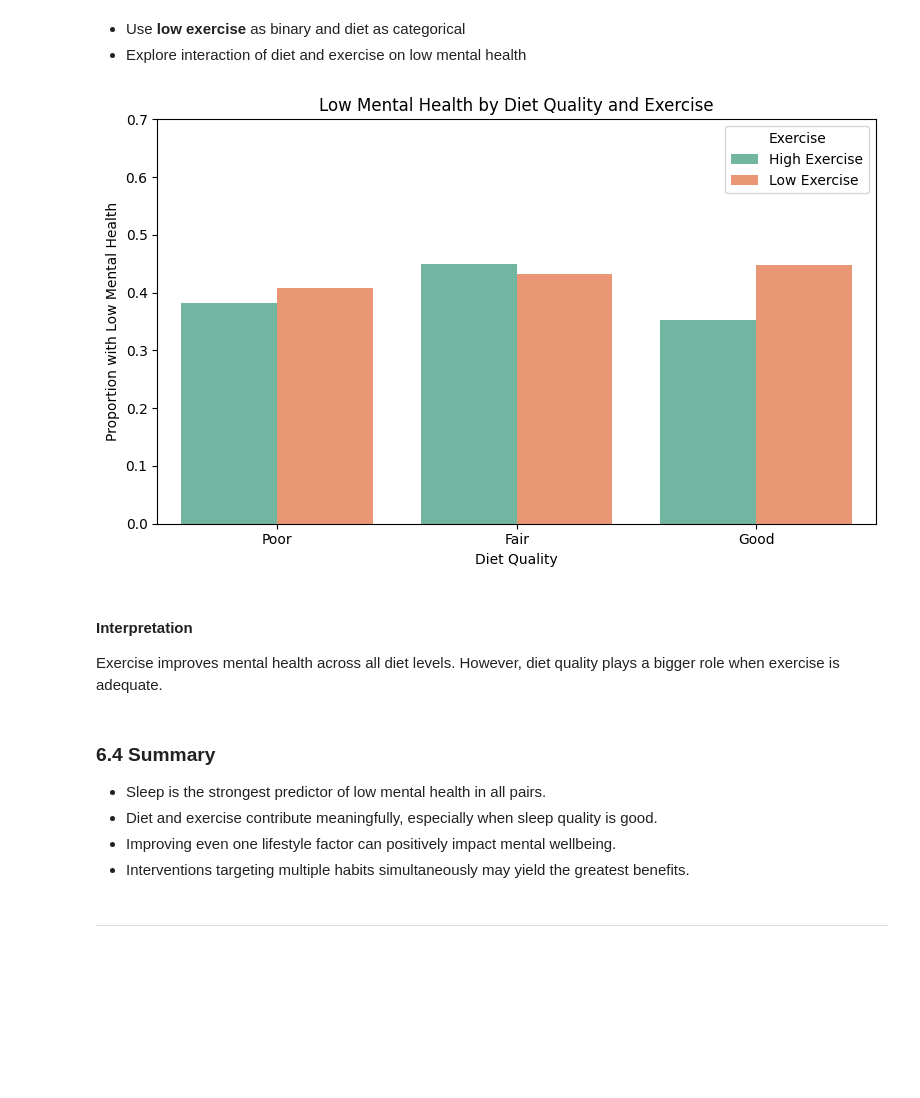
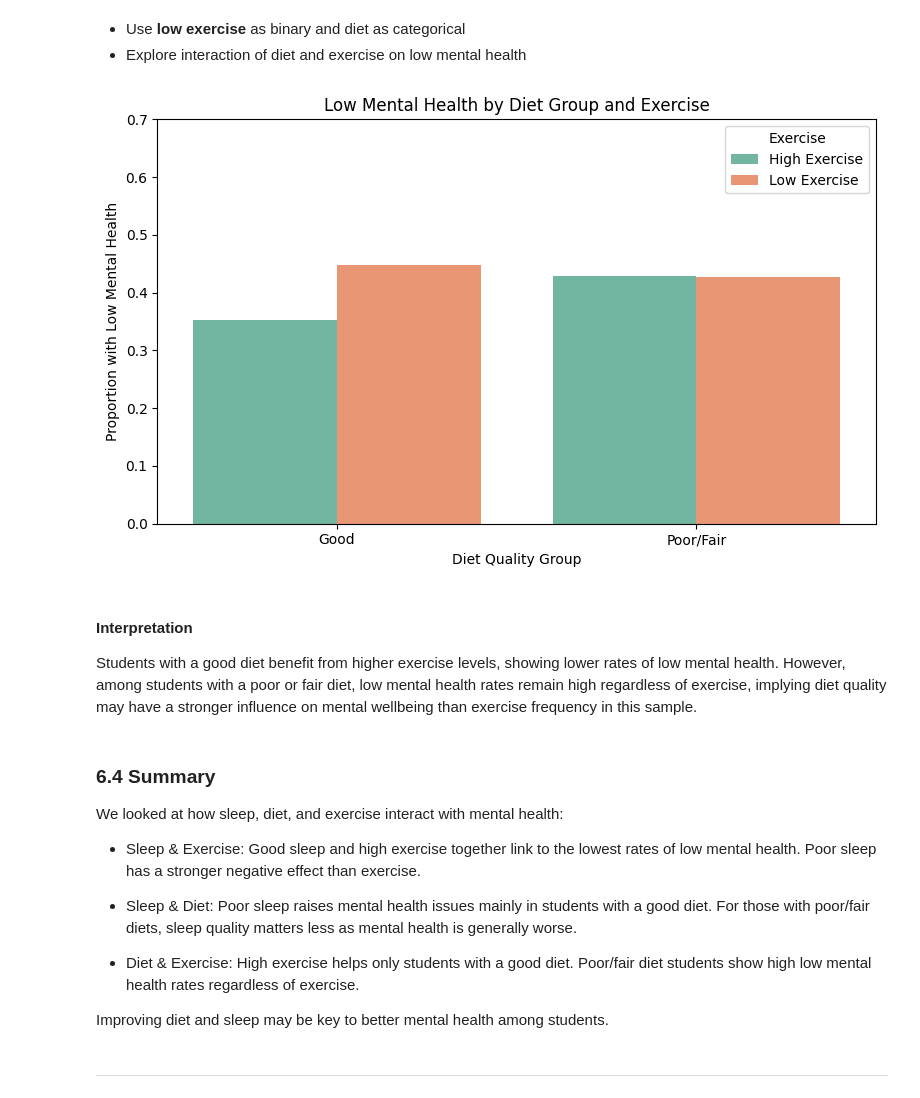
Before and after one commit to martyna-haliniak/visualisations_in_python, a Jupyter notebook: visualisations_task.ipynb, the cells around one changed output. Drawn from its saved outputs; the diff is of its cells as text; code cells hidden in the pictures; blank space fills up the shorter version.

```diff
--- a/visualisations_task.ipynb
+++ b/visualisations_task.ipynb
@@ -557,37 +557,45 @@ Sleep quality strongly influences mental health. Even a good diet cannot fully c
 # %% [markdown]
 - Use **low exercise** as binary and diet as categorical
 - Explore interaction of diet and exercise on low mental health
-# %%
-# Group by exercise and diet
-diet_exercise = df.groupby(['low_exercise', 'diet_quality'], observed=False).agg(
-    proportion_low_mental_health=('low_mental_health', 'mean'),
-    count=('low_mental_health', 'size')
-).reset_index()
-
-# Labels for hue
-diet_exercise['exercise_label'] = diet_exercise['low_exercise'].map({True: 'Low Exercise', False: 'High Exercise'})
-
-# Plot
-plt.figure(figsize=(8,5))
-sns.barplot(data=diet_exercise, x='diet_quality', y='proportion_low_mental_health', hue='exercise_label', palette='Set2')
-plt.ylabel('Proportion with Low Mental Health')
-plt.xlabel('Diet Quality')
-plt.ylim(0, 0.7)
-plt.title('Low Mental Health by Diet Quality and Exercise')
-plt.legend(title='Exercise')
-plt.tight_layout()
-plt.show()
-# %% [output]
-[figure, removed]
+# %%
+df['diet_group'] = df['diet_quality'].astype(str).replace({'Poor': 'Poor/Fair', 'Fair': 'Poor/Fair', 'Good': 'Good'})
+
+# Group by exercise and new diet group
+diet_exercise = df.groupby(['low_exercise', 'diet_group'], observed=False).agg(
+    proportion_low_mental_health=('low_mental_health', 'mean'),
+    count=('low_mental_health', 'size')
+).reset_index()
+
+# Labels for hue
+diet_exercise['exercise_label'] = diet_exercise['low_exercise'].map({True: 'Low Exercise', False: 'High Exercise'})
+
+# Plot
+plt.figure(figsize=(8,5))
+sns.barplot(data=diet_exercise, x='diet_group', y='proportion_low_mental_health', hue='exercise_label', palette='Set2')
+plt.ylabel('Proportion with Low Mental Health')
+plt.xlabel('Diet Quality Group')
+plt.ylim(0, 0.7)
+plt.title('Low Mental Health by Diet Group and Exercise')
+plt.legend(title='Exercise')
+plt.tight_layout()
+plt.show()
+# %% [output]
+[figure, added]
 # %% [markdown]
 #### Interpretation
-Exercise improves mental health across all diet levels. However, diet quality plays a bigger role when exercise is adequate.
+Students with a good diet benefit from higher exercise levels, showing lower rates of low mental health. However, among students with a poor or fair diet, low mental health rates remain high regardless of exercise, implying diet quality may have a stronger influence on mental wellbeing than exercise frequency in this sample.
 # %% [markdown]
 ### 6.4 Summary
-- Sleep is the strongest predictor of low mental health in all pairs.
-- Diet and exercise contribute meaningfully, especially when sleep quality is good.
-- Improving even one lifestyle factor can positively impact mental wellbeing.
-- Interventions targeting multiple habits simultaneously may yield the greatest benefits.
+
+We looked at how sleep, diet, and exercise interact with mental health:
+
+- Sleep & Exercise: Good sleep and high exercise together link to the lowest rates of low mental health. Poor sleep has a stronger negative effect than exercise.
+
+- Sleep & Diet: Poor sleep raises mental health issues mainly in students with a good diet. For those with poor/fair diets, sleep quality matters less as mental health is generally worse.
+
+- Diet & Exercise: High exercise helps only students with a good diet. Poor/fair diet students show high low mental health rates regardless of exercise.
+
+Improving diet and sleep may be key to better mental health among students.
 # %% [markdown]
 ------
 # %% [markdown]
```
Also changed, not shown: parts of 3 cells of this notebook.
